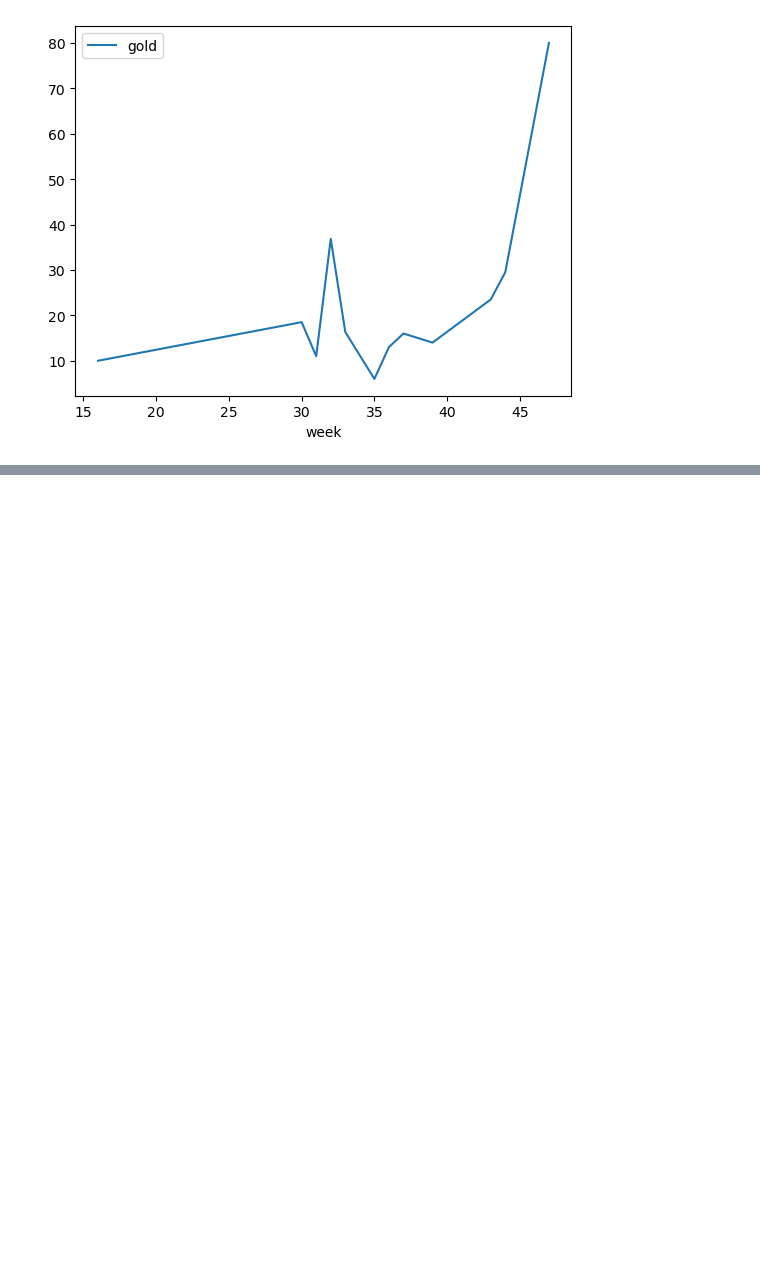
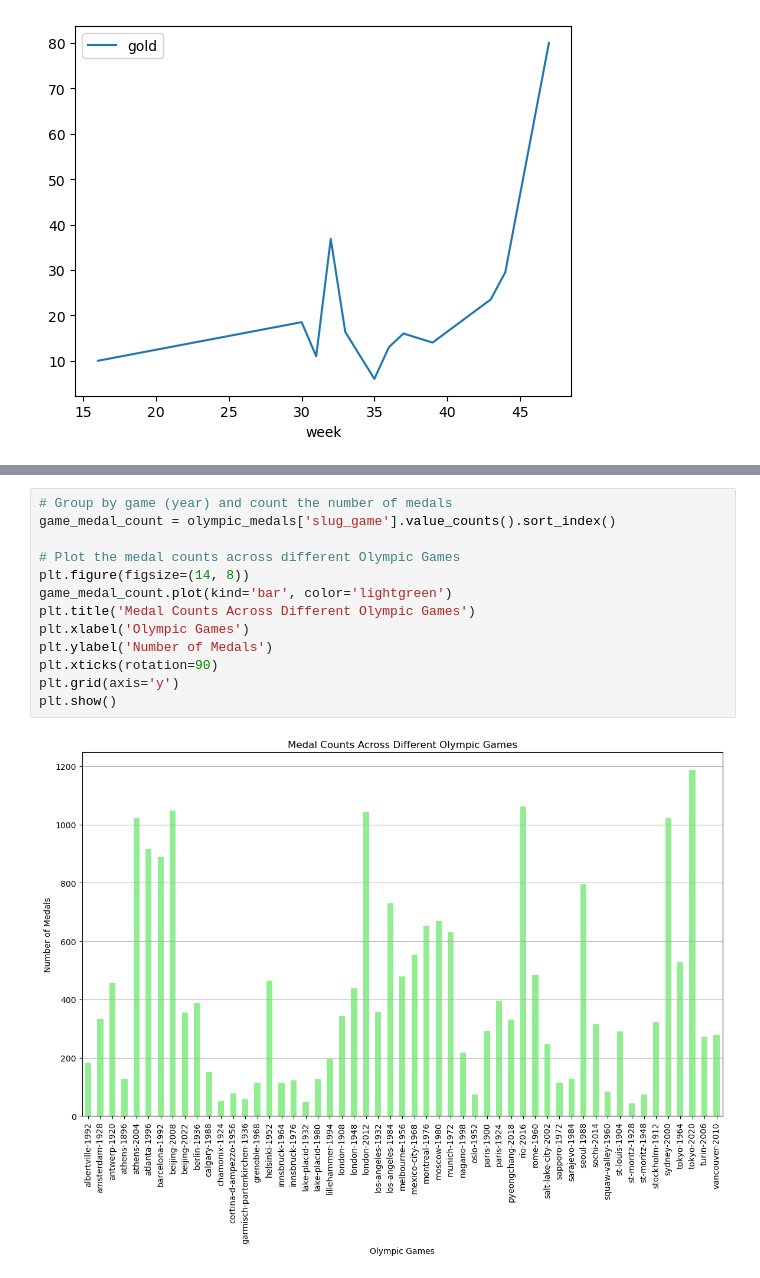
Before and after one commit to ncmoliver/olympic_analysis, a Jupyter notebook: olympic_analysis.ipynb, the cells around one changed output, grey strips where cells are left out. Drawn from its saved outputs; the diff is of its cells as text; blank space fills up the shorter version.

```diff
--- a/olympic_analysis.ipynb
+++ b/olympic_analysis.ipynb
@@ -126,0 +218,15 @@ weekday_outcomes.plot()
+# %%
+# Group by game (year) and count the number of medals
+game_medal_count = olympic_medals['slug_game'].value_counts().sort_index()
+
+# Plot the medal counts across different Olympic Games
+plt.figure(figsize=(14, 8))
+game_medal_count.plot(kind='bar', color='lightgreen')
+plt.title('Medal Counts Across Different Olympic Games')
+plt.xlabel('Olympic Games')
+plt.ylabel('Number of Medals')
+plt.xticks(rotation=90)
+plt.grid(axis='y')
+plt.show()
+# %% [output]
+[figure, added]
```
Also changed, not shown: parts of 5 cells of this notebook.
